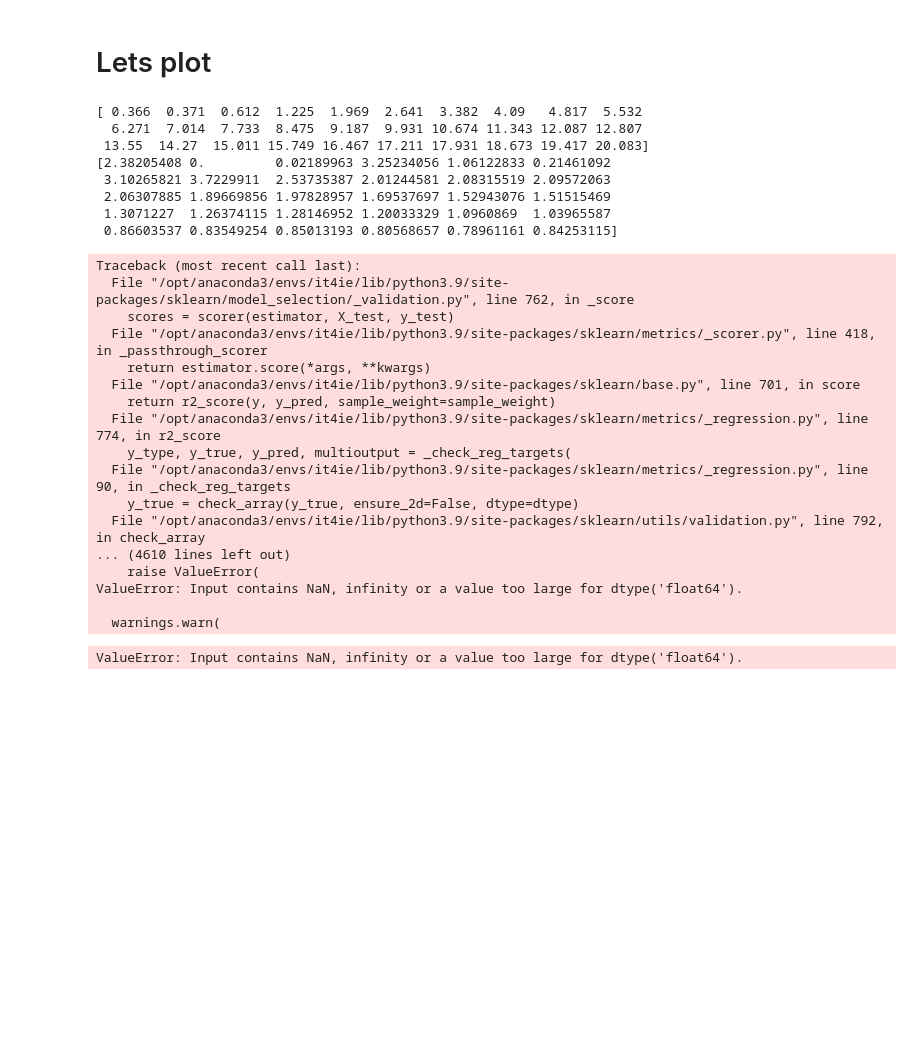
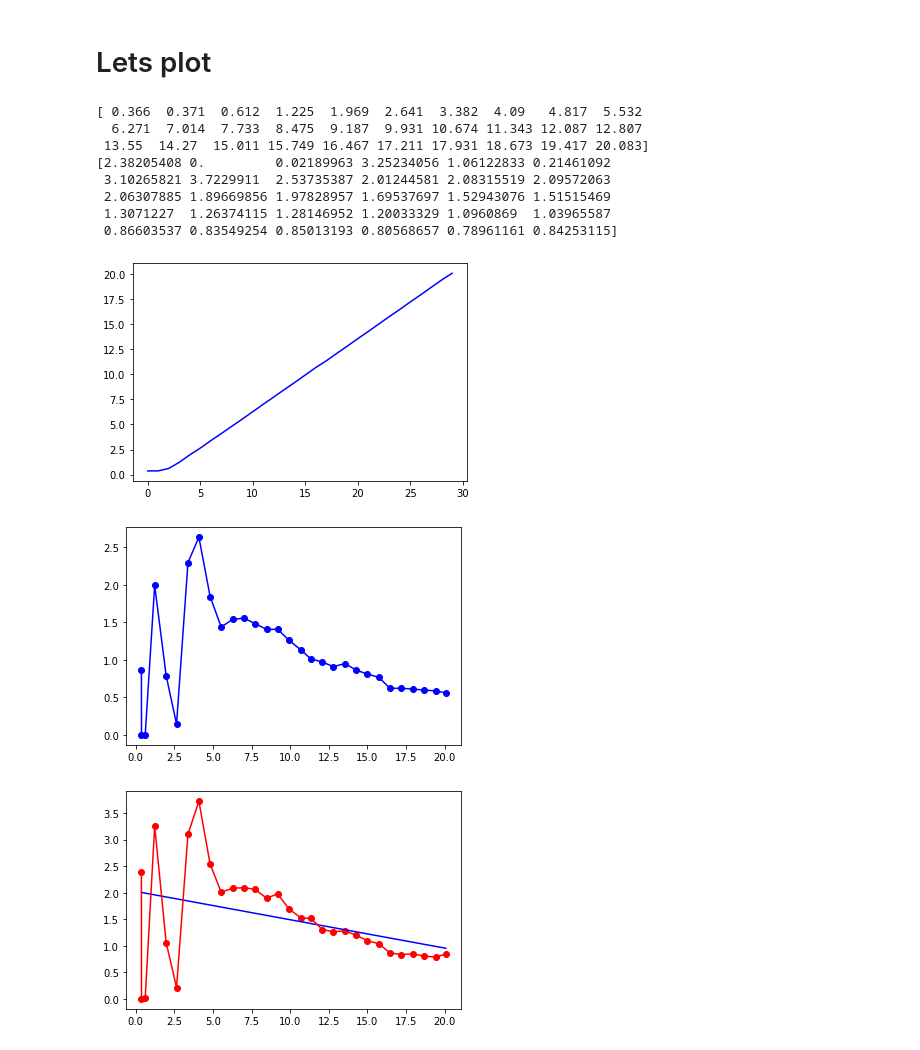
Before and after one commit to jadehaus/datascience-contest, a Jupyter notebook: preprocess.ipynb, the cells around one changed output. Saved outputs shown, nothing was run; the diff lists cells and outputs as text; code cells hidden in the pictures; blank space fills up the shorter version.

```diff
--- a/preprocess.ipynb
+++ b/preprocess.ipynb
@@ -704,51 +704,36 @@ print(gas_rate)
 
 # Model prediction
 ridge = Ridge()
 parameters = {'alpha':[a*0.01 for a in range(400)]}
 search = GridSearchCV(ridge, parameters)
-search.fit(t, np.log(gas_rate))
+search.fit(t, gas_rate)
 
 ridge = Ridge(**search.best_params_)
-ridge.fit(t, np.log(gas_rate))
-pred = np.exp(ridge.predict(t))
+ridge.fit(t, gas_rate)
+pred =ridge.predict(t)
 
 import matplotlib.pyplot as plt
 
 plt.plot(time, color='blue')
 plt.show()
 
 plt.plot(time, gas, color='blue')
 plt.scatter(time, gas, color='blue')
 plt.show()
 
 plt.plot(time, pred, color='blue')
 plt.plot(time, gas_rate, color='red')
 plt.scatter(time, gas_rate, color='red')
 plt.show()
 # %% [output]
 [ 0.366  0.371  0.612  1.225  1.969  2.641  3.382  4.09   4.817  5.532
   6.271  7.014  7.733  8.475  9.187  9.931 10.674 11.343 12.087 12.807
  13.55  14.27  15.011 15.749 16.467 17.211 17.931 18.673 19.417 20.083]
 [2.38205408 0.         0.02189963 3.25234056 1.06122833 0.21461092
  3.10265821 3.7229911  2.53735387 2.01244581 2.08315519 2.09572063
  2.06307885 1.89669856 1.97828957 1.69537697 1.52943076 1.51515469
  1.3071227  1.26374115 1.28146952 1.20033329 1.0960869  1.03965587
  0.86603537 0.83549254 0.85013193 0.80568657 0.78961161 0.84253115]
-Traceback (most recent call last):
-  File "/opt/anaconda3/envs/it4ie/lib/python3.9/site-packages/sklearn/model_selection/_validation.py", line 762, in _score
-    scores = scorer(estimator, X_test, y_test)
-  File "/opt/anaconda3/envs/it4ie/lib/python3.9/site-packages/sklearn/metrics/_scorer.py", line 418, in _passthrough_scorer
-    return estimator.score(*args, **kwargs)
-  File "/opt/anaconda3/envs/it4ie/lib/python3.9/site-packages/sklearn/base.py", line 701, in score
-    return r2_score(y, y_pred, sample_weight=sample_weight)
-  File "/opt/anaconda3/envs/it4ie/lib/python3.9/site-packages/sklearn/metrics/_regression.py", line 774, in r2_score
-    y_type, y_true, y_pred, multioutput = _check_reg_targets(
-  File "/opt/anaconda3/envs/it4ie/lib/python3.9/site-packages/sklearn/metrics/_regression.py", line 90, in _check_reg_targets
-    y_true = check_array(y_true, ensure_2d=False, dtype=dtype)
-  File "/opt/anaconda3/envs/it4ie/lib/python3.9/site-packages/sklearn/utils/validation.py", line 792, in check_array
-... (4610 lines left out)
-    raise ValueError(
-ValueError: Input contains NaN, infinity or a value too large for dtype('float64').
-
-  warnings.warn(
-ValueError: Input contains NaN, infinity or a value too large for dtype('float64').
+[figure, added]
+[figure, added]
+[figure, added]
```
